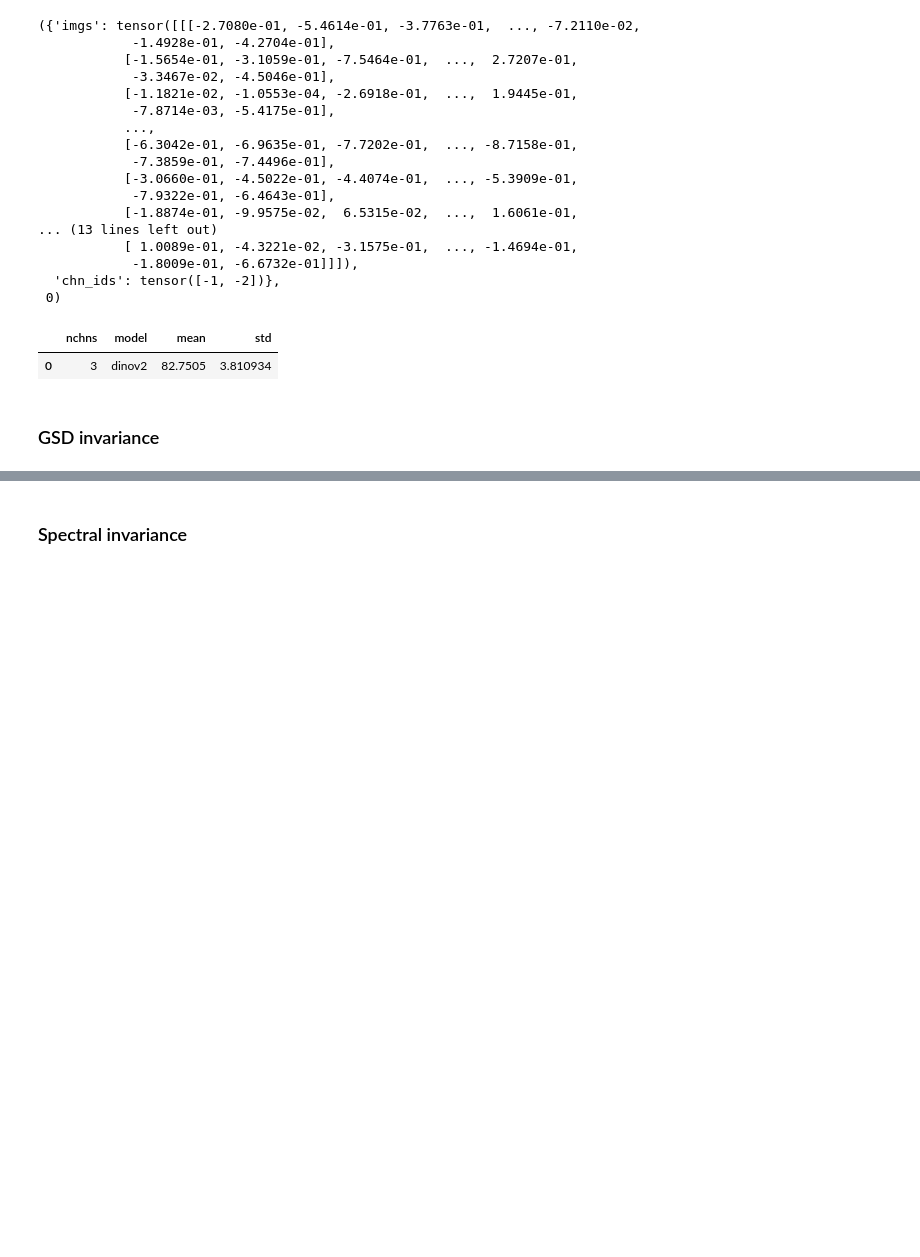
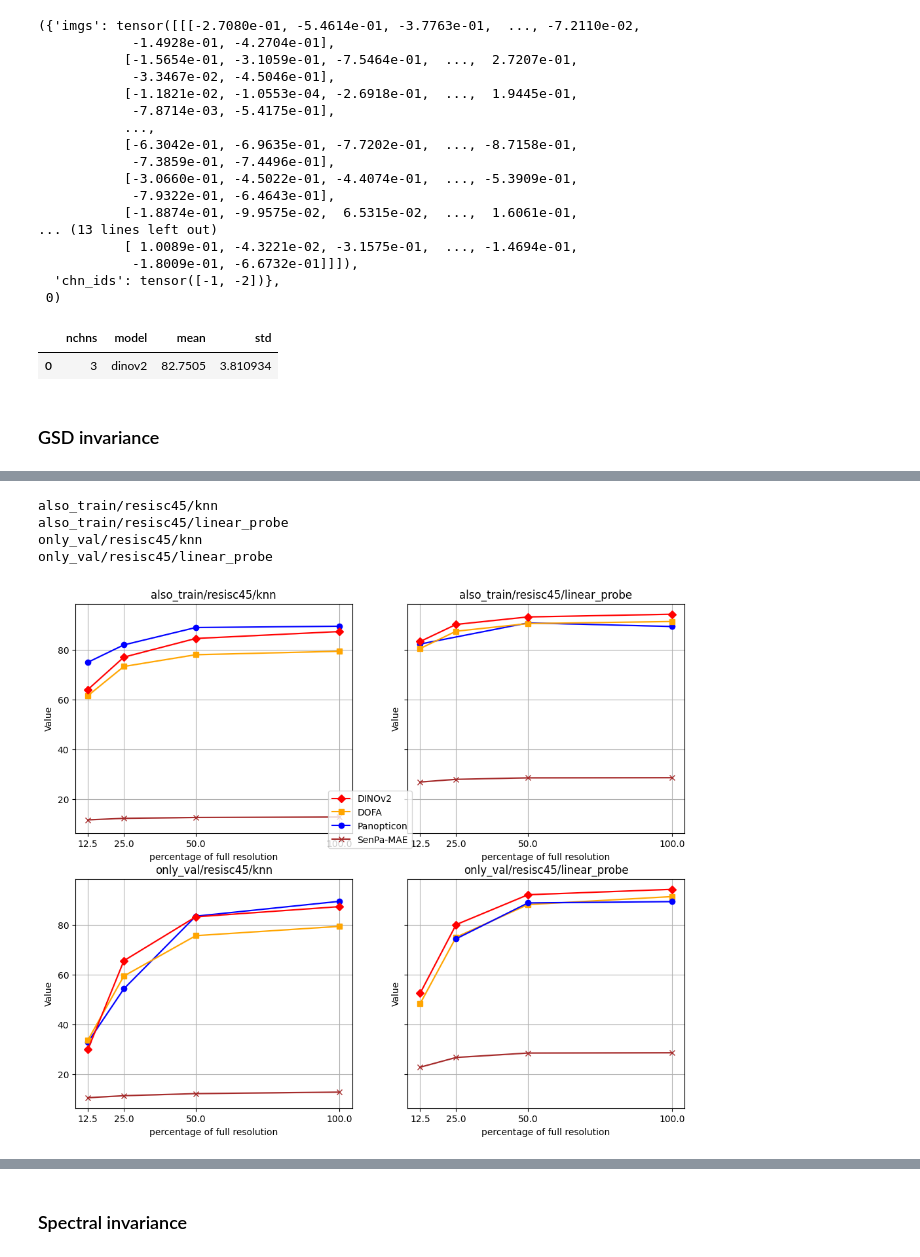
Before and after one commit to geobreeze/geobreeze, a Jupyter notebook: gb.ipynb, the cells around one changed output, grey strips where cells are left out. Cells and saved outputs as stored; diff of their text form; code cells hidden in the pictures; blank space fills up the shorter version.

```diff
--- a/gb.ipynb
+++ b/gb.ipynb
@@ -1186,0 +1291,35 @@ also_train/resisc45_gsdinv
+# %%
+#### plot resissc
+
+root = '/hkfs/work/workspace/scratch/tum_mhj8661-panopticon/dino_logs/geobreeze/gsd_inv'
+folders = [
+    'also_train/resisc45/knn',
+    'also_train/resisc45/linear_probe',
+    'only_val/resisc45/knn',
+    'only_val/resisc45/linear_probe',
+]
+
+fig, axs = plt.subplots(2, 2, figsize=(12, 10), sharey=True)
+axs = axs.flatten()
+
+for i, folder in enumerate(folders):
+    print(folder)
+    ax = axs[i]
+    plot_gsd_inv(os.path.join(root, folder), collect=True, ax=ax)
+    ax.set_title(folder)
+    ax.set_xticks([12.5, 25, 50,100])
+
+
+fig.legend(
+    handles=reversed(axs[0].get_legend_handles_labels()[0]),
+    labels=reversed(axs[0].get_legend_handles_labels()[1]),
+    loc='lower center',
+    bbox_to_anchor=(0.5, 0.5),
+    ncol=1)
+plt.show()
+# %% [output]
+also_train/resisc45/knn
+also_train/resisc45/linear_probe
+only_val/resisc45/knn
+only_val/resisc45/linear_probe
+[figure, added]
```
Also changed, not shown: parts of 48 cells of this notebook, 27 other files.
